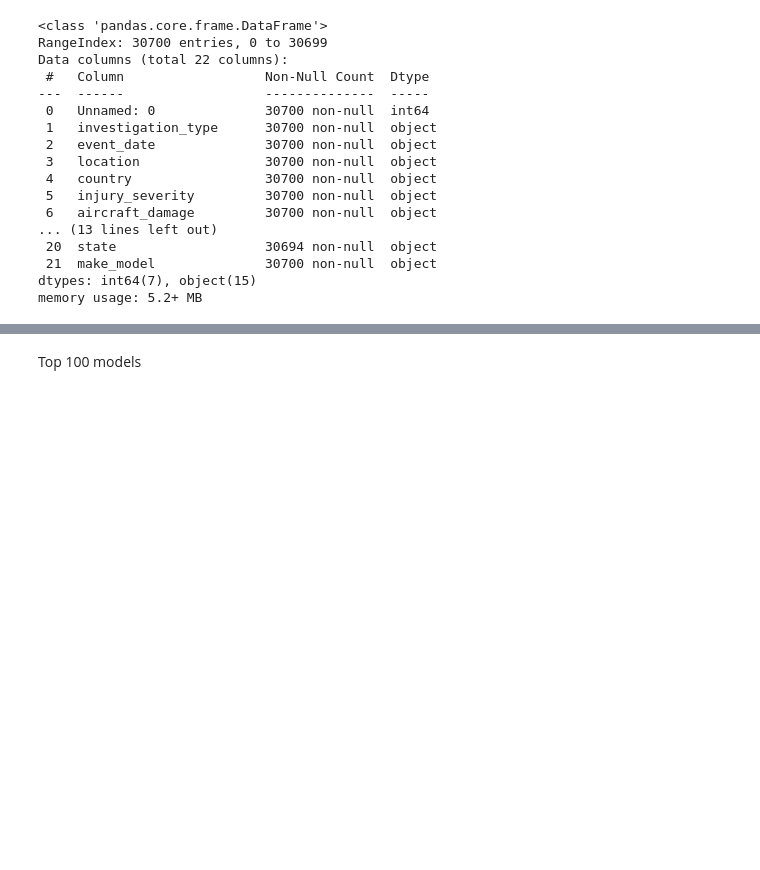
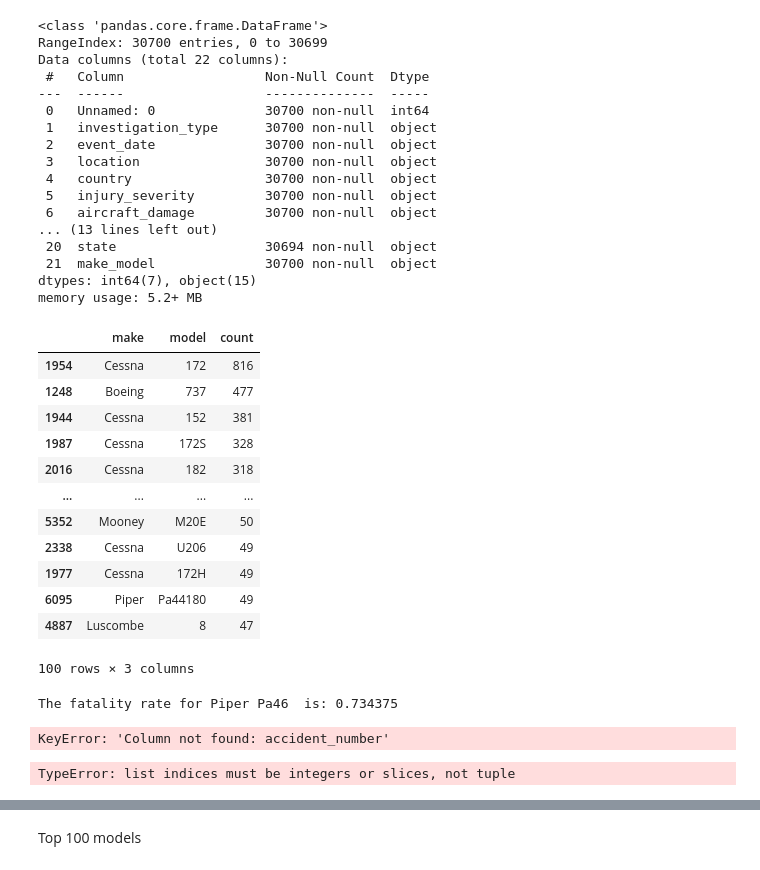
Before and after one commit to dvdhartsman/phase_1_project, a Jupyter notebook: danayt_notebooks/small_planes.ipynb, the cells around one changed output, grey strips where cells are left out. Drawn from its saved outputs; the diff is of its cells as text; code cells hidden in the pictures; blank space fills up the shorter version.

```diff
--- a/danayt_notebooks/small_planes.ipynb
+++ b/danayt_notebooks/small_planes.ipynb
@@ -26,4 +26,82 @@ Data columns (total 22 columns):
  21  make_model              30700 non-null  object
 dtypes: int64(7), object(15)
 memory usage: 5.2+ MB
+# %%
+
+model_counts = df.groupby(['make', 'model']).size().reset_index(name='count')
+
+top_100_models = model_counts.sort_values(by='count', ascending=False).head(100)
+top_100_models
+# %% [output]
+|  | make | model | count |
+| 1954 | Cessna | 172 | 816 |
+| 1248 | Boeing | 737 | 477 |
+| 1944 | Cessna | 152 | 381 |
+| 1987 | Cessna | 172S | 328 |
+| 2016 | Cessna | 182 | 318 |
+| ... | ... | ... | ... |
+| 5352 | Mooney | M20E | 50 |
+| 2338 | Cessna | U206 | 49 |
+| 1977 | Cessna | 172H | 49 |
+| 6095 | Piper | Pa44180 | 49 |
+| 4887 | Luscombe | 8 | 47 |
+100 rows × 3 columns
+# %%
+df['total_fatal_injuries'] = pd.to_numeric(df['total_fatal_injuries'], errors='coerce')
+
+accident_counts = df['make_model'].value_counts()
+
+fatal_counts = df[df['total_fatal_injuries'] > 0]['make_model'].value_counts()
+
+fatality_rate = (fatal_counts / accident_counts) * 100
+
+most_sample = accident_counts.idxmax()
+
+most_samples_data = df[df['make_model'] == most_sample]
+
+most_samples_data
+
+cessna_model = 'Piper Pa46 '
+
+cessna_data = df_filtered[(df_filtered['make'] == 'Piper') & (df_filtered['model'] == 'Pa46')]
+
+fatality_rate = cessna_data['fatality_rate'].values[0]
+
+print(f"The fatality rate for {cessna_model} is: {fatality_rate}")
+# %% [output]
+The fatality rate for Piper Pa46  is: 0.734375
+# %%
+Make_Model= ['Beech A36', 'Piper Pa46', 'Cessna 208B', 'Cessna A185']
+filtered_df = df[df['make_model'].isin(Make_Model)]
+
+accident_count = filtered_df.groupby('year')['accident_number'].count()
+
+accident_count = filtered_df.groupby(['year', 'month'])['accident_number'].count()
+# %% [output]
+KeyError: 'Column not found: accident_number'
+# %%
+
+specific_entries ['Beech A36', 'Piper Pa46', 'Cessna 208B', 'Cessna A185']
+filtered_df = df[df['make_model'].isin(Make_Model)]
+
+
+accident_count = filtered_df.groupby('year')['accident_count'].count()
+
+accident_count = filtered_df.groupby(['year', 'month'])['accident_count'].count()
+
+# Group the filtered DataFrame by year and count the number of accidents in each year
+accident_count = filtered_df.groupby('year')['accident_count'].count()
+
+# Optionally, group by both year and month
+# accident_count = filtered_df.groupby(['year', 'month'])['accident_number'].count()
+
+# Create a time series plot
+plt.plot(accident_count.index, accident_count.values)
+plt.xlabel('Year')
+plt.ylabel('Accident Count')
+plt.title('Accident Count by Year')
+plt.xticks(rotation=45)
+plt.show()
+# %% [output]
+TypeError: list indices must be integers or slices, not tuple
 # %%
```
Also changed, not shown: parts of 21 cells of this notebook.
